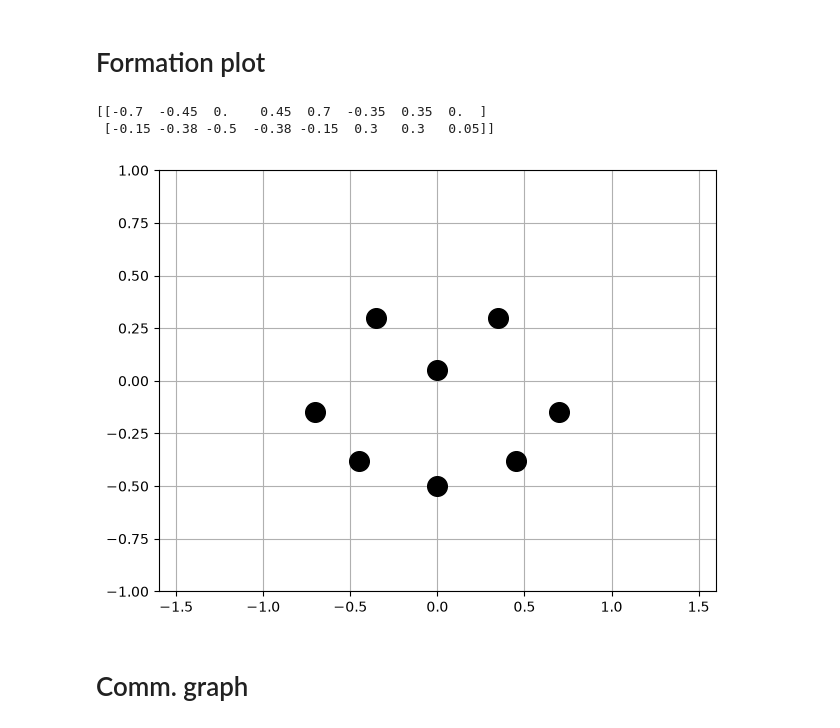
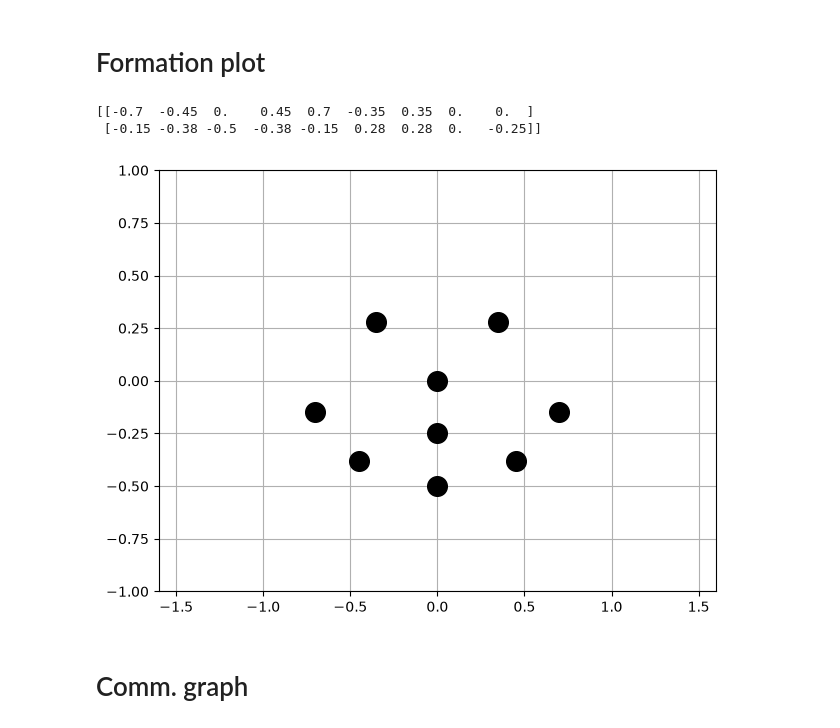
Before and after one commit to arunv54/MAE6870_hw3, a Jupyter notebook: bin/formation_a.ipynb, the cells around one changed output. Cells and saved outputs as stored; diff of their text form; code cells hidden in the pictures.

```diff
--- a/bin/formation_a.ipynb
+++ b/bin/formation_a.ipynb
@@ -4,23 +4,22 @@ import matplotlib.pyplot as plt
 # %% [markdown]
 # Formation plot
 # %%
-x = np.array([[-0.65, -0.325, 0.00, 0.325, 0.65, -0.35, 0.35, 0.00],
-    [-0.15, -0.30, -0.35, -0.30, -0.15, 0.25, 0.25, 0.05]])
-x = np.array([[-0.7, -0.45, 0.00, 0.45, 0.7, -0.35, 0.35, 0.00],
-              [-0.15, -0.38, -0.5, -0.38, -0.15, 0.3, 0.3, 0.05]])
+N = 9
+x = np.array([[-0.7, -0.45, 0., 0.45, 0.7, -0.35, 0.35, 0., 0.],
+              [-0.15, -0.38, -0.5, -0.38, -0.15, 0.28, 0.28, 0., -0.25]])
 print(x)
 fig, ax = plt.subplots(1,1,layout='tight')
 ax.grid()
 ax.set_axisbelow(True)
 ax.set_xlim(-1.6,1.6)
 ax.set_ylim(-1,1)
 for i in range(len(x[0,:])):
     ax.scatter(x[0,i],x[1,i],s=200,color='black')
 plt.show()
 # %% [output]
-[[-0.7  -0.45  0.    0.45  0.7  -0.35  0.35  0.  ]
- [-0.15 -0.38 -0.5  -0.38 -0.15  0.3   0.3   0.05]]
+[[-0.7  -0.45  0.    0.45  0.7  -0.35  0.35  0.    0.  ]
+ [-0.15 -0.38 -0.5  -0.38 -0.15  0.28  0.28  0.   -0.25]]
-[figure, old version]
+[figure, new version]
 # %% [markdown]
 # Comm. graph
 # %%
```
Also changed, not shown: parts of 1 cell of this notebook, 3 other files.
